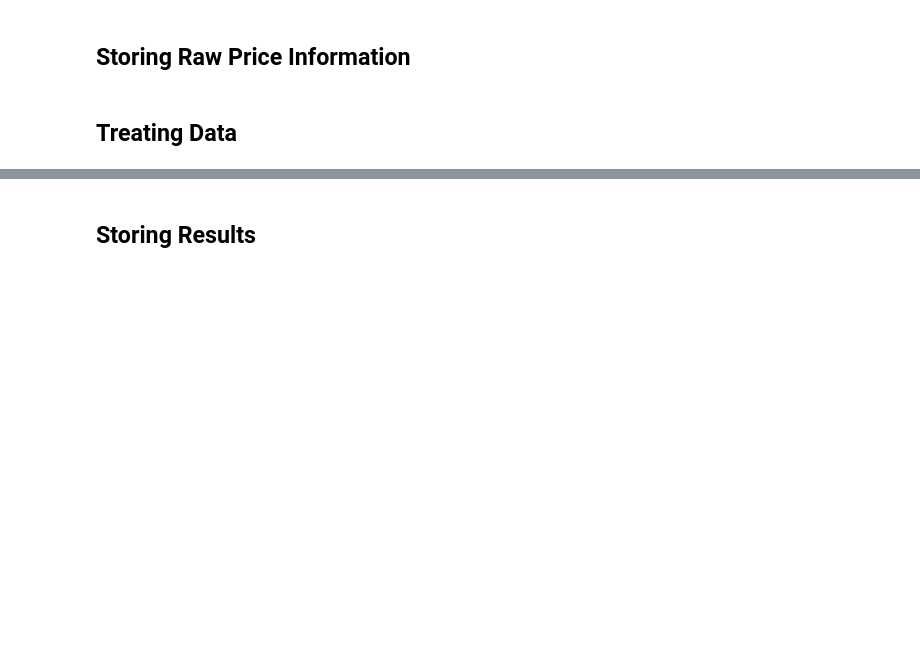
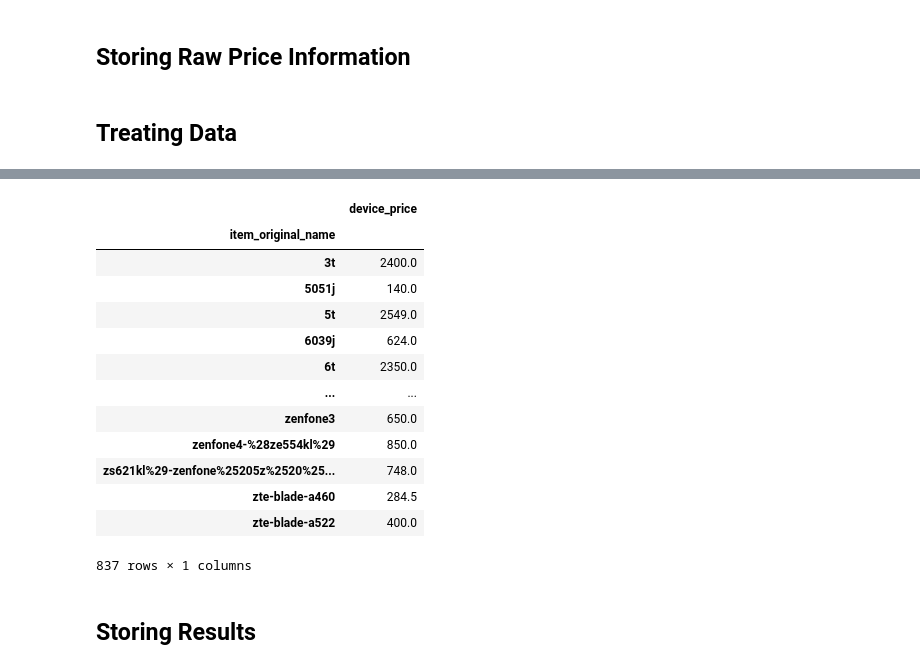
Before and after one commit to thiagolrpinho/phone_prices_crawler, a Jupyter notebook: main.ipynb, the cells around one changed output, grey strips where cells are left out. Drawn from its saved outputs; the diff is of its cells as text; code cells hidden in the pictures; blank space fills up the shorter version.

```diff
--- a/main.ipynb
+++ b/main.ipynb
@@ -257,3 +236,21 @@ extracted_data_df
+# %%
+extracted_data_df = device_extracted_data_df.groupby("item_original_name").median()
+extracted_data_df
+# %% [output]
+|  | device_price |
+| item_original_name |  |
+| 3t | 2400.0 |
+| 5051j | 140.0 |
+| 5t | 2549.0 |
+| 6039j | 624.0 |
+| 6t | 2350.0 |
+| ... | ... |
+| zenfone3 | 650.0 |
+| zenfone4-%28ze554kl%29 | 850.0 |
+| zs621kl%29-zenfone%25205z%2520%25... | 748.0 |
+| zte-blade-a460 | 284.5 |
+| zte-blade-a522 | 400.0 |
+837 rows × 1 columns
 # %% [markdown]
 ##  Storing Results
 # %%
```
Also changed, not shown: parts of 10 cells of this notebook, 1 other file.
